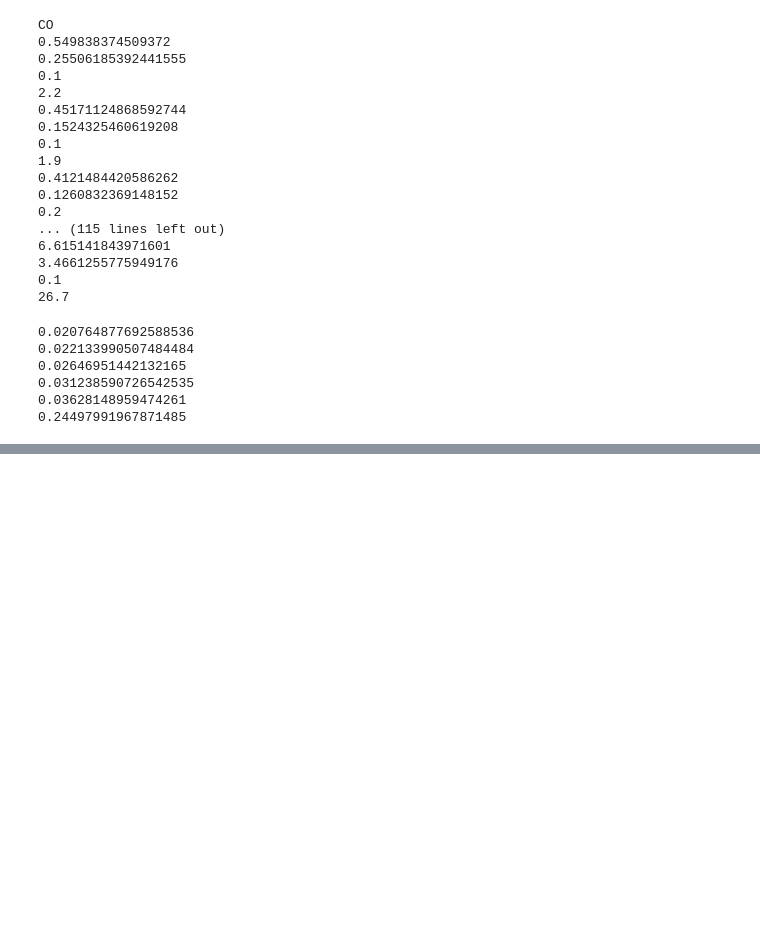
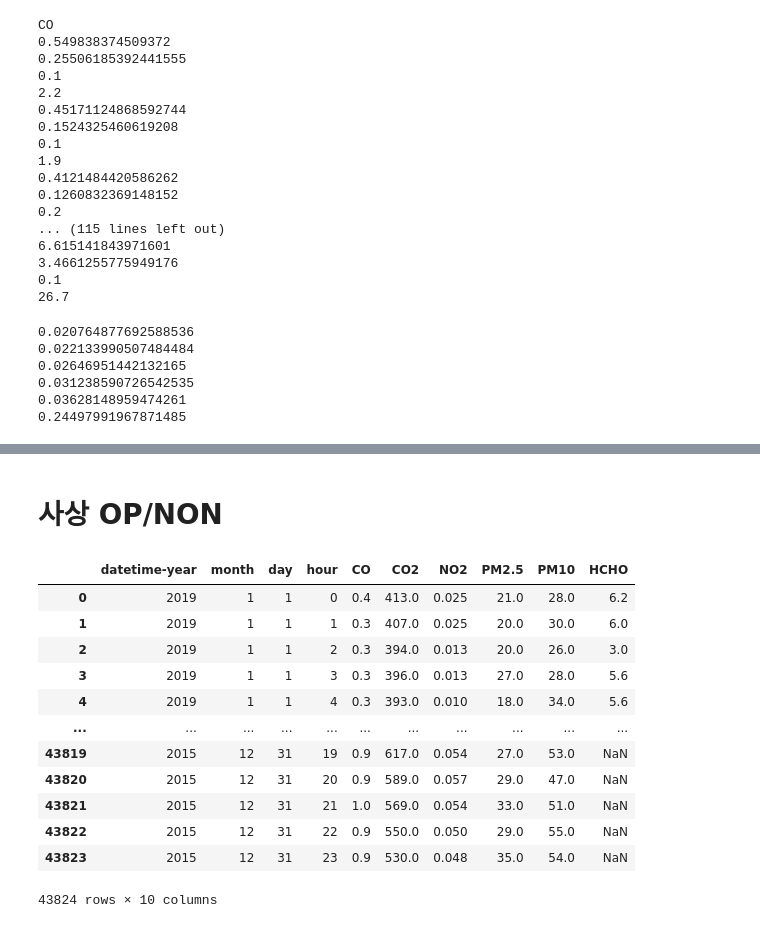
Before and after one commit to tbnsok40/Busan-aqms-subway, a Jupyter notebook: preprocessing Nampo, Sasang.ipynb, the cells around one changed output, grey strips where cells are left out. Saved outputs shown, nothing was run; the diff lists cells and outputs as text; code cells hidden in the pictures; blank space fills up the shorter version.

```diff
--- a/preprocessing Nampo, Sasang.ipynb
+++ b/preprocessing Nampo, Sasang.ipynb
@@ -394,0 +454,21 @@ print(((((ss['HCHO']==0)).sum())+(ss['HCHO'].isnull().sum())) / 43824)
+# %% [markdown]
+# 사상 OP/NON
+# %%
+ss = pd.read_csv('excel/사상.csv', encoding = 'cp949')
+ss = ss.drop(['Unnamed: 0'], axis=1)
+ss = ss.loc[ss['datetime-year']>=2015]
+ss
+# %% [output]
+|  | datetime-year | month | day | hour | CO | CO2 | NO2 | PM2.5 | PM10 | HCHO |
+| 0 | 2019 | 1 | 1 | 0 | 0.4 | 413.0 | 0.025 | 21.0 | 28.0 | 6.2 |
+| 1 | 2019 | 1 | 1 | 1 | 0.3 | 407.0 | 0.025 | 20.0 | 30.0 | 6.0 |
+| 2 | 2019 | 1 | 1 | 2 | 0.3 | 394.0 | 0.013 | 20.0 | 26.0 | 3.0 |
+| 3 | 2019 | 1 | 1 | 3 | 0.3 | 396.0 | 0.013 | 27.0 | 28.0 | 5.6 |
+| 4 | 2019 | 1 | 1 | 4 | 0.3 | 393.0 | 0.010 | 18.0 | 34.0 | 5.6 |
+| ... | ... | ... | ... | ... | ... | ... | ... | ... | ... | ... |
+| 43819 | 2015 | 12 | 31 | 19 | 0.9 | 617.0 | 0.054 | 27.0 | 53.0 | NaN |
+| 43820 | 2015 | 12 | 31 | 20 | 0.9 | 589.0 | 0.057 | 29.0 | 47.0 | NaN |
+| 43821 | 2015 | 12 | 31 | 21 | 1.0 | 569.0 | 0.054 | 33.0 | 51.0 | NaN |
+| 43822 | 2015 | 12 | 31 | 22 | 0.9 | 550.0 | 0.050 | 29.0 | 55.0 | NaN |
+| 43823 | 2015 | 12 | 31 | 23 | 0.9 | 530.0 | 0.048 | 35.0 | 54.0 | NaN |
+43824 rows × 10 columns
```
Also changed, not shown: parts of 5 cells of this notebook, 3 other files.
